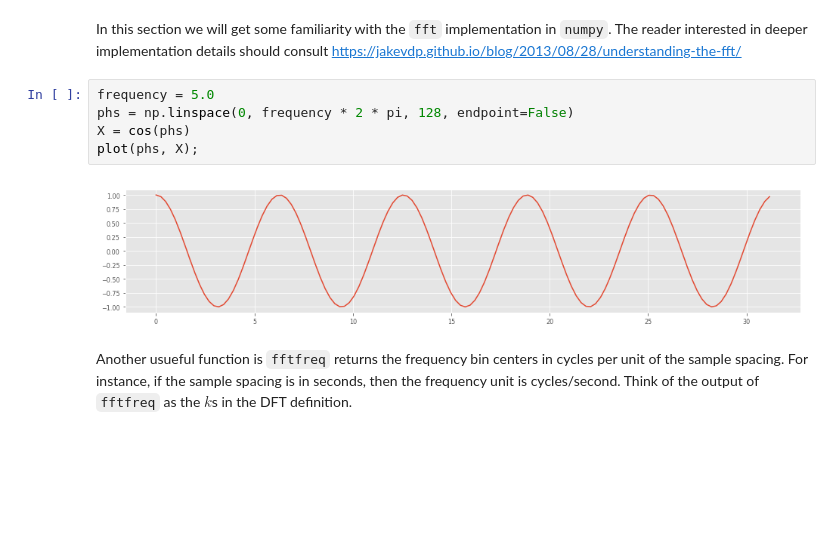
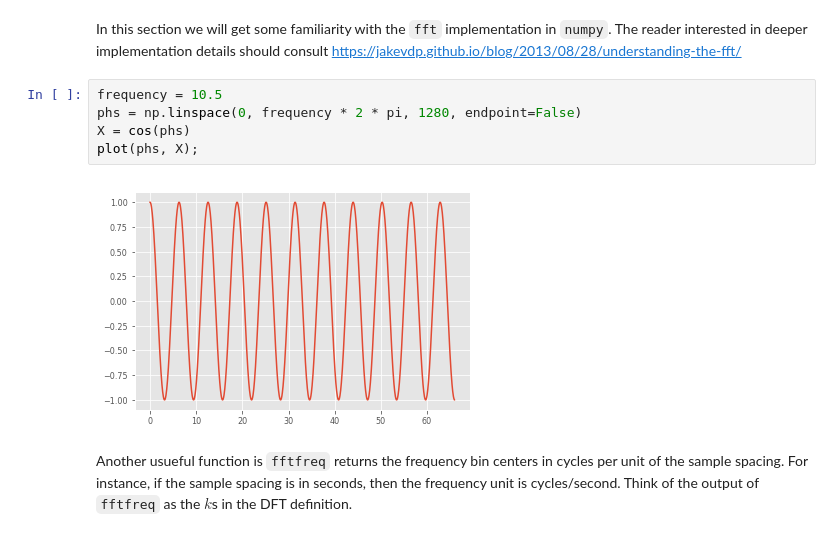
Before and after one commit to godatadriven/ddsw-2018-dsp-workshop, a Jupyter notebook: fourier.ipynb, the cells around one changed output. Saved outputs shown, nothing was run; the diff lists cells and outputs as text; blank space fills up the shorter version.

```diff
--- a/fourier.ipynb
+++ b/fourier.ipynb
@@ -310,12 +310,12 @@ The Fast Fourier Transform (FFT) is a discrete Fourier transform algorithm which
 # %% [markdown]
 In this section we will get some familiarity with the `fft`  implementation in `numpy`. The reader interested in deeper implementation details should consult https://jakevdp.github.io/blog/2013/08/28/understanding-the-fft/
 # %%
-frequency = 5.0
-phs = np.linspace(0, frequency * 2 * pi, 128, endpoint=False)
+frequency = 10.5
+phs = np.linspace(0, frequency * 2 * pi, 1280, endpoint=False)
 X = cos(phs)
 plot(phs, X);
 # %% [output]
-[figure, old version]
+[figure, new version]
 # %% [markdown]
 Another usueful function is `fftfreq` returns the frequency bin centers in cycles per unit of the sample spacing. For instance, if the sample spacing is in seconds, then the frequency unit is cycles/second. Think of the output of `fftfreq` as the $k$s in the DFT definition.
 # %%
```
Also changed, not shown: parts of 16 cells of this notebook, 5 other files.
